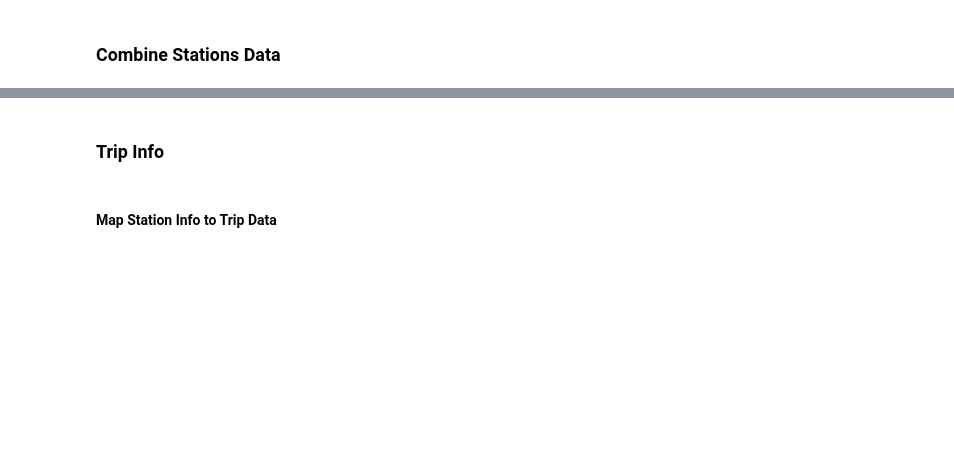
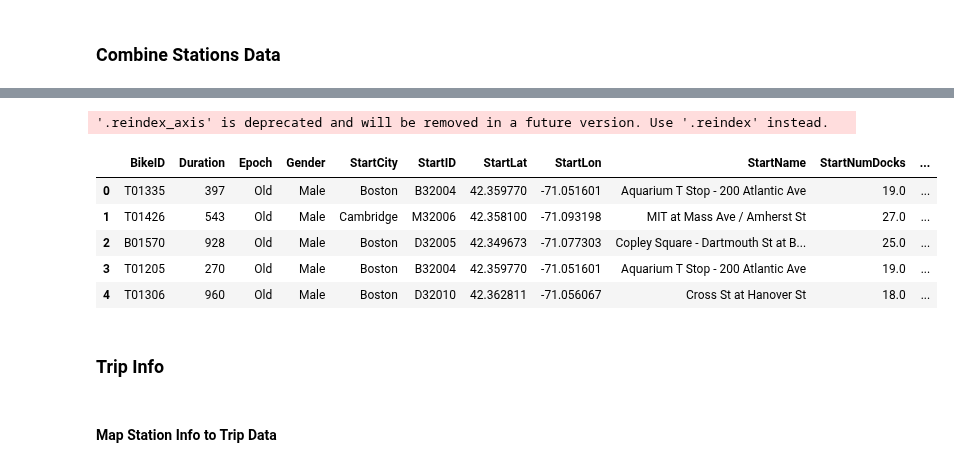
Before and after one commit to cneiderer/Class_Projects, a Jupyter notebook: Project5/StationMapping.ipynb, the cells around one changed output, grey strips where cells are left out. Cells and saved outputs as stored; diff of their text form; code cells hidden in the pictures; blank space fills up the shorter version.

```diff
--- a/Project5/StationMapping.ipynb
+++ b/Project5/StationMapping.ipynb
@@ -152,3 +208,31 @@ for idx in range(stations_df.shape[0]):
+# %%
+def map_station_info_to_old_data(data_df, stations_df, loc):
+    data_df = data_df.merge(stations_df, how='left', left_on=loc+'ID', right_on='StationID', suffixes=('', '_Junk'))
+    for col in data_df.columns:
+        if col[-5:] == '_Junk':
+            data_df.drop(columns=col)
+    data_df = data_df.drop(columns=[loc+'Name', 'StationID'])
+    rename_map = {'StationName': loc+'Name',
+                  'City': loc+'City',
+                  'Lat': loc+'Lat',
+                  'Lon': loc+'Lon',
+                  'NumDocks': loc+'NumDocks'}
+    data_df = data_df.rename(columns=rename_map)
+    return data_df
+
+old_df = map_station_info_to_old_data(old_df, stations_df, 'Start')
+old_df = map_station_info_to_old_data(old_df, stations_df, 'Stop')
+old_df = old_df.reindex(sorted(old_df.columns), axis=1)
+
+old_df.head()
+# %% [output]
+'.reindex_axis' is deprecated and will be removed in a future version. Use '.reindex' instead.
+|  | BikeID | Duration | Epoch | Gender | StartCity | StartID | StartLat | StartLon | StartName | StartNumDocks | ... |
+| 0 | T01335 | 397 | Old | Male | Boston | B32004 | 42.359770 | -71.051601 | Aquarium T Stop - 200 Atlantic Ave | 19.0 | ... |
+| 1 | T01426 | 543 | Old | Male | Cambridge | M32006 | 42.358100 | -71.093198 | MIT at Mass Ave / Amherst St | 27.0 | ... |
+| 2 | B01570 | 928 | Old | Male | Boston | D32005 | 42.349673 | -71.077303 | Copley Square - Dartmouth St at B... | 25.0 | ... |
+| 3 | T01205 | 270 | Old | Male | Boston | B32004 | 42.359770 | -71.051601 | Aquarium T Stop - 200 Atlantic Ave | 19.0 | ... |
+| 4 | T01306 | 960 | Old | Male | Boston | D32010 | 42.362811 | -71.056067 | Cross St at Hanover St | 18.0 | ... |
 # %% [markdown]
 ### Trip Info
 # %%
```
Also changed, not shown: parts of 16 cells of this notebook.
